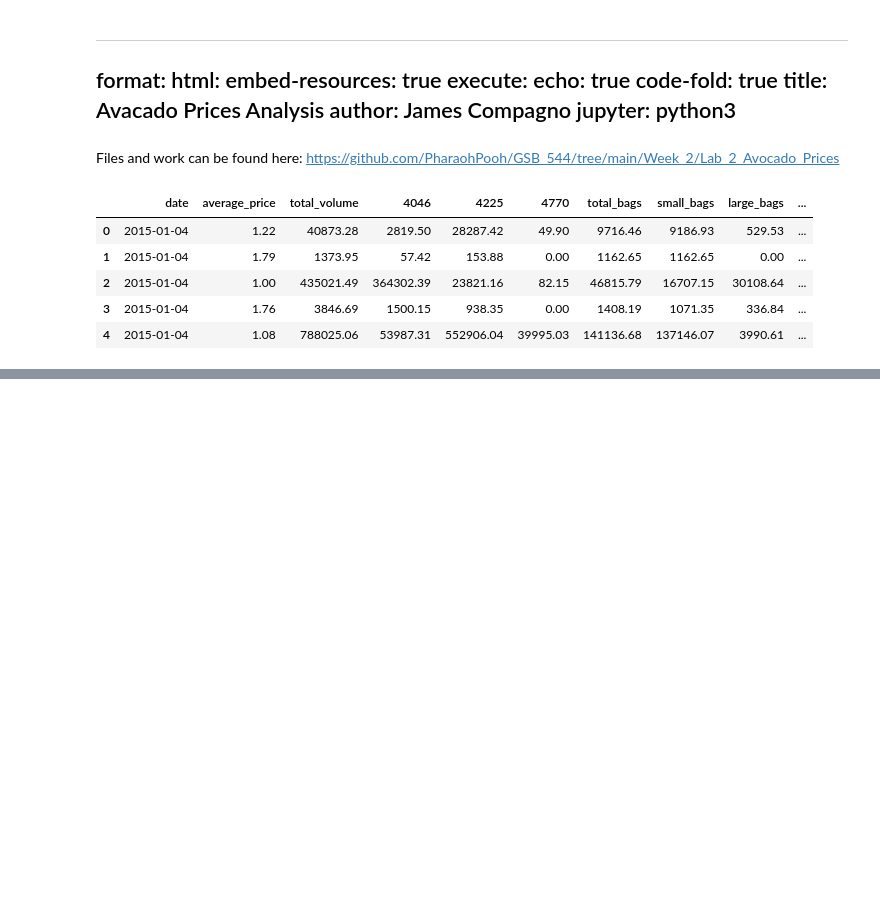
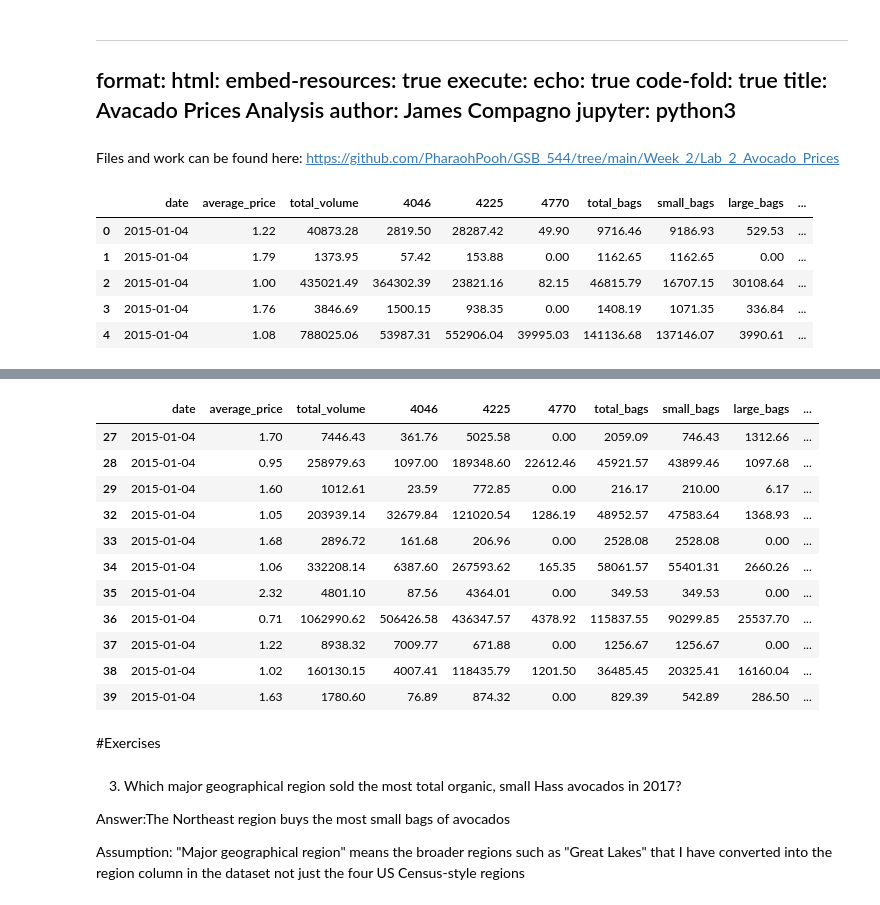
Before and after one commit to PharaohPooh/GSB_544, a Jupyter notebook: Week_2/Lab_2_Avocado_Prices/Lab_2_Avocado_Prices.ipynb, the cells around one changed output, grey strips where cells are left out. Cells and saved outputs as stored; diff of their text form; code cells hidden in the pictures; blank space fills up the shorter version.

```diff
--- a/Week_2/Lab_2_Avocado_Prices/Lab_2_Avocado_Prices.ipynb
+++ b/Week_2/Lab_2_Avocado_Prices/Lab_2_Avocado_Prices.ipynb
@@ -18,7 +18,7 @@ import pandas as pd
 import plotnine as p9
 
 df_avocado = pd.read_csv("avocado_updated_2020.csv")
-df_home
+df_region = pd.read_csv("region_list.csv")
 # %%
 df_avocado.head()
 # %% [output]
@@ -30,0 +50,17 @@ df_avocado.head()
+# %%
+#drop all the summary data points (ie "northeast" & "Total U.S."). Ie remove every row without a value in the city column
+df_avocado_region_clean2 = df_avocado_region_clean.dropna(subset=['city'])
+df_avocado_region_clean2.iloc[25:36]
+# %% [output]
+|  | date | average_price | total_volume | 4046 | 4225 | 4770 | total_bags | small_bags | large_bags | ... |
+| 27 | 2015-01-04 | 1.70 | 7446.43 | 361.76 | 5025.58 | 0.00 | 2059.09 | 746.43 | 1312.66 | ... |
+| 28 | 2015-01-04 | 0.95 | 258979.63 | 1097.00 | 189348.60 | 22612.46 | 45921.57 | 43899.46 | 1097.68 | ... |
+| 29 | 2015-01-04 | 1.60 | 1012.61 | 23.59 | 772.85 | 0.00 | 216.17 | 210.00 | 6.17 | ... |
+| 32 | 2015-01-04 | 1.05 | 203939.14 | 32679.84 | 121020.54 | 1286.19 | 48952.57 | 47583.64 | 1368.93 | ... |
+| 33 | 2015-01-04 | 1.68 | 2896.72 | 161.68 | 206.96 | 0.00 | 2528.08 | 2528.08 | 0.00 | ... |
+| 34 | 2015-01-04 | 1.06 | 332208.14 | 6387.60 | 267593.62 | 165.35 | 58061.57 | 55401.31 | 2660.26 | ... |
+| 35 | 2015-01-04 | 2.32 | 4801.10 | 87.56 | 4364.01 | 0.00 | 349.53 | 349.53 | 0.00 | ... |
+| 36 | 2015-01-04 | 0.71 | 1062990.62 | 506426.58 | 436347.57 | 4378.92 | 115837.55 | 90299.85 | 25537.70 | ... |
+| 37 | 2015-01-04 | 1.22 | 8938.32 | 7009.77 | 671.88 | 0.00 | 1256.67 | 1256.67 | 0.00 | ... |
+| 38 | 2015-01-04 | 1.02 | 160130.15 | 4007.41 | 118435.79 | 1201.50 | 36485.45 | 20325.41 | 16160.04 | ... |
+| 39 | 2015-01-04 | 1.63 | 1780.60 | 76.89 | 874.32 | 0.00 | 829.39 | 542.89 | 286.50 | ... |
@@ -30,0 +79,8 @@ df_avocado.head()
+# %% [markdown]
+#Exercises
+# %% [markdown]
+3. Which major geographical region sold the most total organic, small Hass avocados in 2017?
+
+Answer:The Northeast region buys the most small bags of avocados
+
+Assumption: "Major geographical region" means the broader regions such as "Great Lakes" that I have converted into the region column in the dataset not just the four US Census-style regions
```
Also changed, not shown: parts of 17 cells of this notebook, 3 other files.
